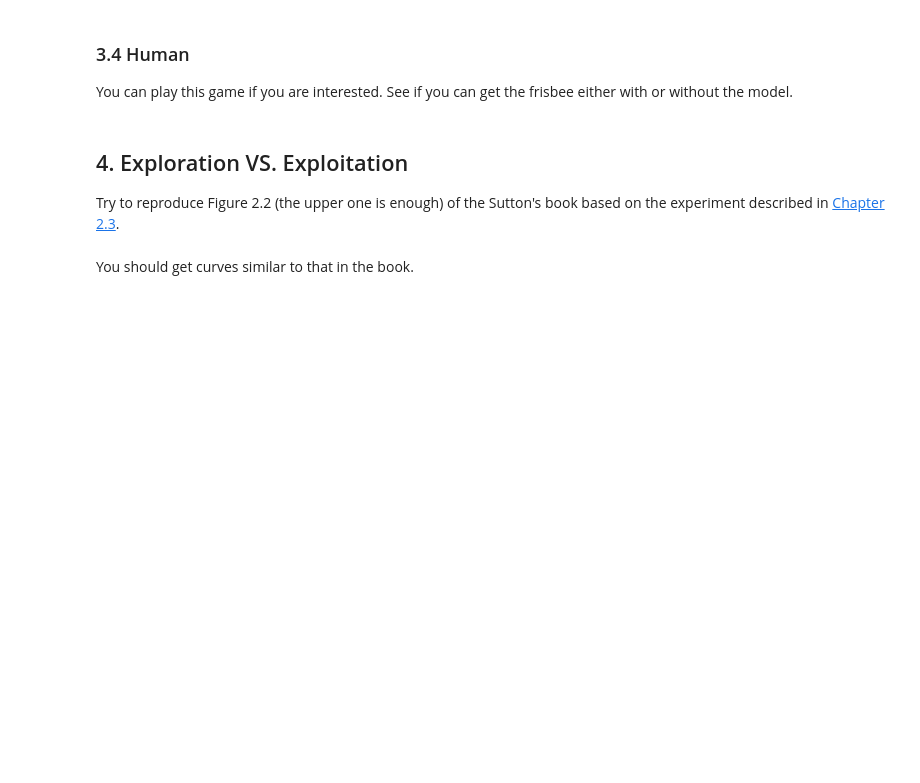
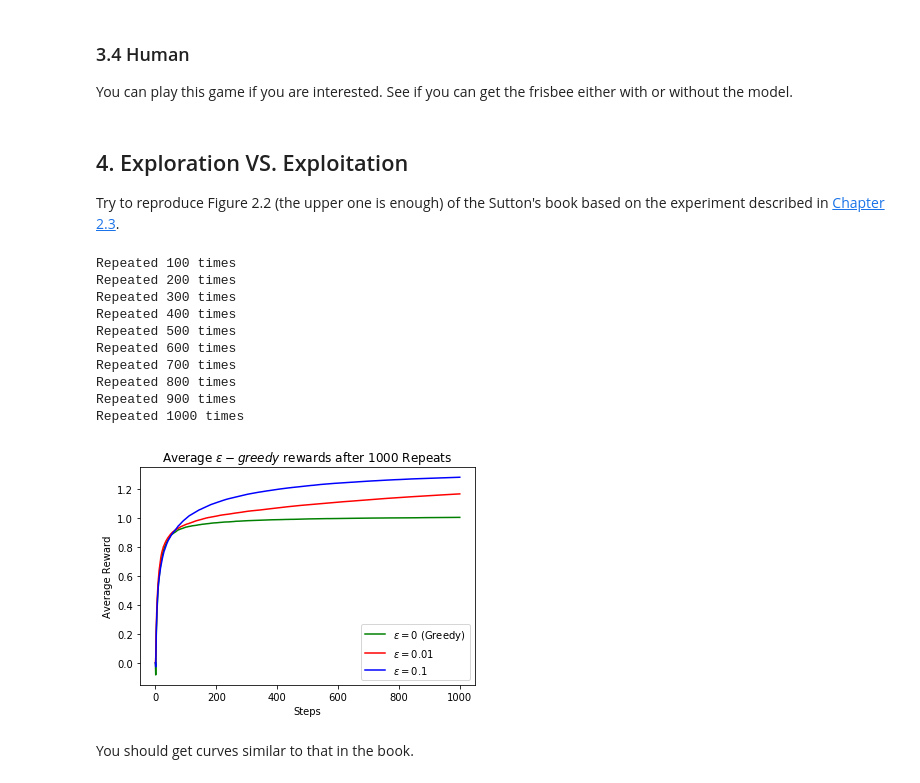
Before and after one commit to xs2445/21fall_courses, a Jupyter notebook: e6885/Coding Assignment - FrozenLake/FrozenLake.ipynb, the cells around one changed output. Drawn from its saved outputs; the diff is of its cells as text; code cells hidden in the pictures; blank space fills up the shorter version.

```diff
--- a/e6885/Coding Assignment - FrozenLake/FrozenLake.ipynb
+++ b/e6885/Coding Assignment - FrozenLake/FrozenLake.ipynb
@@ -291,2 +466,61 @@ Try to reproduce Figure 2.2 (the upper one is enough) of the Sutton's book based
+# %%
+# Plot the average reward
+############################
+
+
+num_arms = 10
+num_iter = 1000
+num_repeat = 1000
+
+hist_0 = np.zeros(num_iter+1)
+hist_001 = np.zeros(num_iter+1)
+hist_01 = np.zeros(num_iter+1)
+
+
+for i in range(1, num_repeat+1):
+    eps = 0
+    bandit = Bandit(num_arms, num_iter, 0)
+    hist_0 += bandit.run()
+
+    # eps = 0.01
+    bandit.reset(0.01, num_iter)
+    hist_001 += bandit.run()
+
+
+    # eps = 0.1
+    bandit.reset(0.1, num_iter)
+    hist_01 += bandit.run()
+
+    if i%100 == 0:
+        print('Repeated %d times' % (i))
+
+hist_0 /= num_repeat
+hist_001 /= num_repeat
+hist_01 /= num_repeat
+
+plt.figure()
+plt.plot(hist_0, 'g', label="$\epsilon=0$ (Greedy)")
+plt.plot(hist_001, 'r', label="$\epsilon=0.01$")
+plt.plot(hist_01, 'b', label="$\epsilon=0.1$")
+plt.title("Average $\epsilon-greedy$ rewards after %d Repeats" % (num_repeat))
+plt.xlabel("Steps")
+plt.ylabel("Average Reward")
+plt.legend();
+
+
+# YOUR CODE ENDS HERE
+############################
+# %% [output]
+Repeated 100 times
+Repeated 200 times
+Repeated 300 times
+Repeated 400 times
+Repeated 500 times
+Repeated 600 times
+Repeated 700 times
+Repeated 800 times
+Repeated 900 times
+Repeated 1000 times
+[figure, added]
 # %% [markdown]
 You should get curves similar to that in the book.
```
Also changed, not shown: parts of 12 cells of this notebook, 5 other files.
